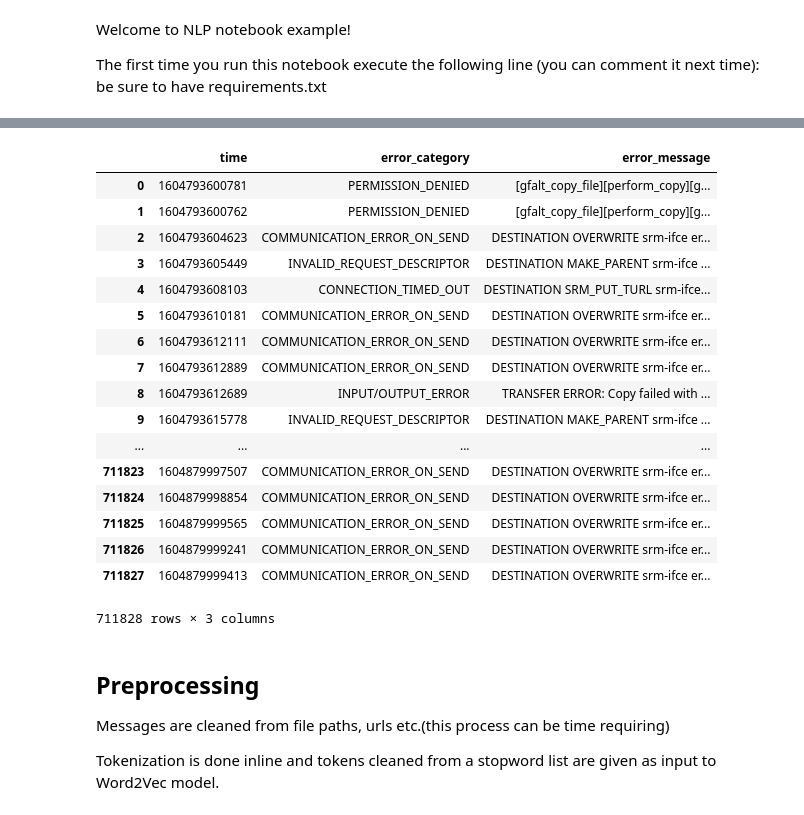
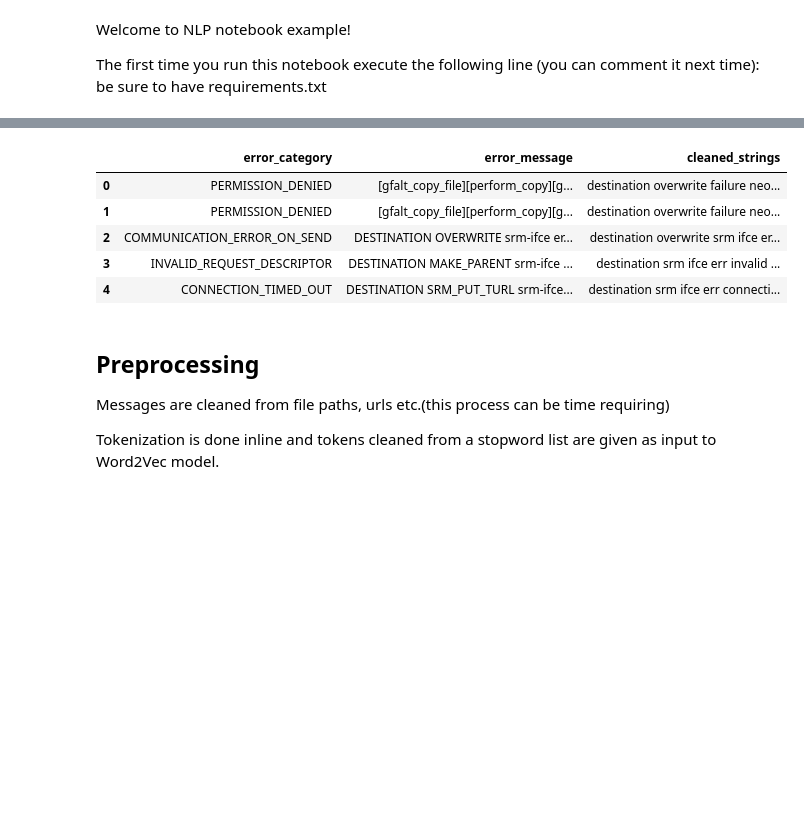
Before and after one commit to maria-grigorieva/ClusterLog, a Jupyter notebook: NLP_example.ipynb, the cells around one changed output, grey strips where cells are left out. Cells and saved outputs as stored; diff of their text form; code cells hidden in the pictures; blank space fills up the shorter version.

```diff
--- a/NLP_example.ipynb
+++ b/NLP_example.ipynb
@@ -29,25 +77,13 @@ df.head()
 # %%
 pd.set_option('display.max_colwidth', -1)
-df
+df.head()
 # %% [output]
-|  | time | error_category | error_message |
-| 0 | 1604793600781 | PERMISSION_DENIED | [gfalt_copy_file][perform_copy][g... |
-| 1 | 1604793600762 | PERMISSION_DENIED | [gfalt_copy_file][perform_copy][g... |
-| 2 | 1604793604623 | COMMUNICATION_ERROR_ON_SEND | DESTINATION OVERWRITE srm-ifce er... |
-| 3 | 1604793605449 | INVALID_REQUEST_DESCRIPTOR | DESTINATION MAKE_PARENT srm-ifce ... |
-| 4 | 1604793608103 | CONNECTION_TIMED_OUT | DESTINATION SRM_PUT_TURL srm-ifce... |
-| 5 | 1604793610181 | COMMUNICATION_ERROR_ON_SEND | DESTINATION OVERWRITE srm-ifce er... |
-| 6 | 1604793612111 | COMMUNICATION_ERROR_ON_SEND | DESTINATION OVERWRITE srm-ifce er... |
-| 7 | 1604793612889 | COMMUNICATION_ERROR_ON_SEND | DESTINATION OVERWRITE srm-ifce er... |
-| 8 | 1604793612689 | INPUT/OUTPUT_ERROR | TRANSFER ERROR: Copy failed with ... |
-| 9 | 1604793615778 | INVALID_REQUEST_DESCRIPTOR | DESTINATION MAKE_PARENT srm-ifce ... |
-| ... | ... | ... | ... |
-| 711823 | 1604879997507 | COMMUNICATION_ERROR_ON_SEND | DESTINATION OVERWRITE srm-ifce er... |
-| 711824 | 1604879998854 | COMMUNICATION_ERROR_ON_SEND | DESTINATION OVERWRITE srm-ifce er... |
-| 711825 | 1604879999565 | COMMUNICATION_ERROR_ON_SEND | DESTINATION OVERWRITE srm-ifce er... |
-| 711826 | 1604879999241 | COMMUNICATION_ERROR_ON_SEND | DESTINATION OVERWRITE srm-ifce er... |
-| 711827 | 1604879999413 | COMMUNICATION_ERROR_ON_SEND | DESTINATION OVERWRITE srm-ifce er... |
+|  | error_category | error_message | cleaned_strings |
+| 0 | PERMISSION_DENIED | [gfalt_copy_file][perform_copy][g... | destination overwrite failure neo... |
+| 1 | PERMISSION_DENIED | [gfalt_copy_file][perform_copy][g... | destination overwrite failure neo... |
+| 2 | COMMUNICATION_ERROR_ON_SEND | DESTINATION OVERWRITE srm-ifce er... | destination overwrite srm ifce er... |
+| 3 | INVALID_REQUEST_DESCRIPTOR | DESTINATION MAKE_PARENT srm-ifce ... | destination srm ifce err invalid ... |
+| 4 | CONNECTION_TIMED_OUT | DESTINATION SRM_PUT_TURL srm-ifce... | destination srm ifce err connecti... |
-711828 rows × 3 columns
 # %% [markdown]
 ## Preprocessing
 Messages are cleaned from file paths, urls etc.(this process can be time requiring)
```
Also changed, not shown: parts of 29 cells of this notebook.
